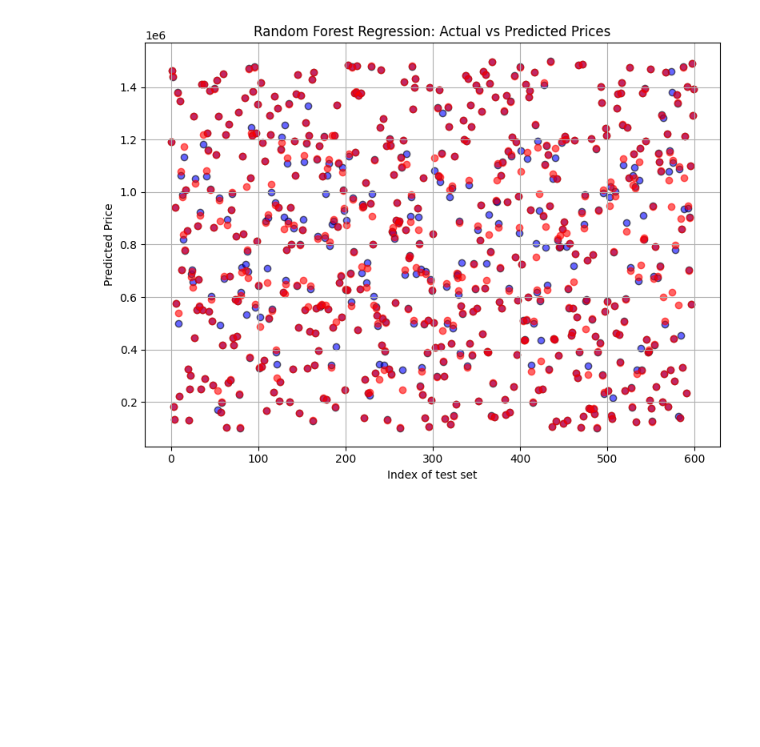
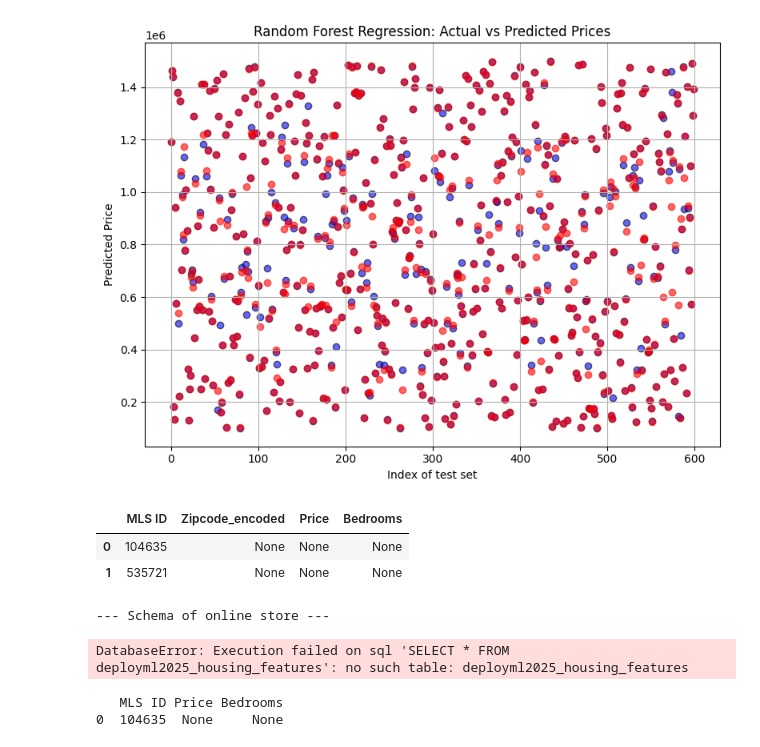
Before and after one commit to codentell/deployml, a Jupyter notebook: sandbox.ipynb, the cells around one changed output. Cells and saved outputs as stored; diff of their text form; code cells hidden in the pictures; blank space fills up the shorter version.

Commit message:
We messed up a whole lot of feast stuff.

```diff
--- a/sandbox.ipynb
+++ b/sandbox.ipynb
@@ -91,3 +112,58 @@ plt.tight_layout()
 plt.show()
 # %% [output]
 [figure]
+# %%
+from feast import FeatureStore
+import pandas as pd
+
+# Initialize store (repo_path points to the directory with feature_store.yaml)
+store = FeatureStore(repo_path="experiment/.")
+# %%
+entity_rows = [
+    {"MLS_ID": 104635},   # Must match the join_keys in your Entity definition
+    {"MLS_ID": 535721},
+]
+
+features = store.get_online_features(
+    features=[
+        "housing_features:Price",
+        "housing_features:Bedrooms",
+        "housing_features:Zipcode_encoded"
+    ],
+    entity_rows=entity_rows
+).to_df()
+
+features.head()
+# %% [output]
+|  | MLS ID | Zipcode_encoded | Price | Bedrooms |
+| 0 | 104635 | None | None | None |
+| 1 | 535721 | None | None | None |
+# %%
+import sqlite3
+import pandas as pd
+con = sqlite3.connect("data/online_store.db")
+print("\n--- Schema of online store ---")
+print(
+    pd.read_sql_query(
+        "SELECT * FROM deployml2025_housing_features", con).columns.tolist())
+con.close()
+# %% [output]
+--- Schema of online store ---
+DatabaseError: Execution failed on sql 'SELECT * FROM deployml2025_housing_features': no such table: deployml2025_housing_features
+# %%
+from feast import FeatureStore
+
+store = FeatureStore(repo_path="experiment")
+
+features = store.get_online_features(
+    features=[
+        "housing_features:Price",
+        "housing_features:Bedrooms"
+    ],
+    entity_rows=[{"MLS ID": 104635}]
+).to_df()
+
+print(features)
+# %% [output]
+   MLS ID Price Bedrooms
+0  104635  None     None
```
Also changed, not shown: parts of 4 cells of this notebook, 12 other files.
